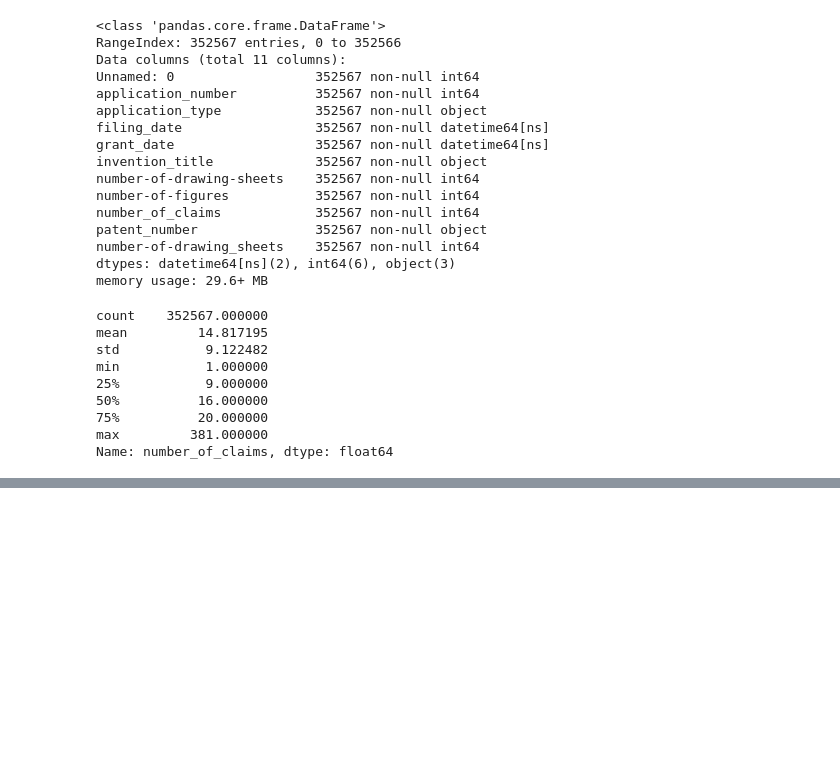
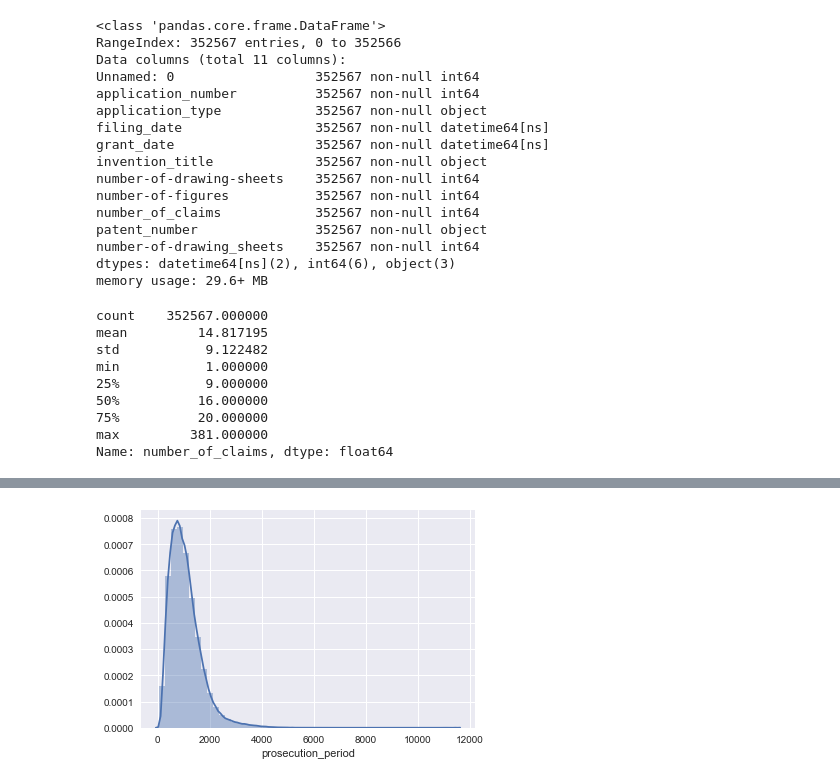
Before and after one commit to jayclare/2017_patent_grants_analytics, a Jupyter notebook: jupyter_notebooks/data_storytelling.ipynb, the cells around one changed output, grey strips where cells are left out. Drawn from its saved outputs; the diff is of its cells as text; code cells hidden in the pictures; blank space fills up the shorter version.

```diff
--- a/jupyter_notebooks/data_storytelling.ipynb
+++ b/jupyter_notebooks/data_storytelling.ipynb
@@ -63,0 +145,4 @@ Name: number_of_claims, dtype: float64
+# %%
+# create new column 'prosecution_period' as difference between grant date and filing date
+
+utility_patents_subset_df['prosecution_period'] = utility_patents_subset_df.grant_date - utility_patents_subset_df.filing_date
@@ -63,0 +178,2 @@ Name: number_of_claims, dtype: float64
+# %%
+utility_patents_subset_df.prosecution_period = utility_patents_subset_df.prosecution_period.apply(lambda x: x.days)
@@ -63,0 +192,6 @@ Name: number_of_claims, dtype: float64
+# %%
+sns.distplot(utility_patents_subset_df.prosecution_period)
+
+plt.show()
+# %% [output]
+[figure, added]
```
Also changed, not shown: parts of 18 cells of this notebook, 1 other file.
